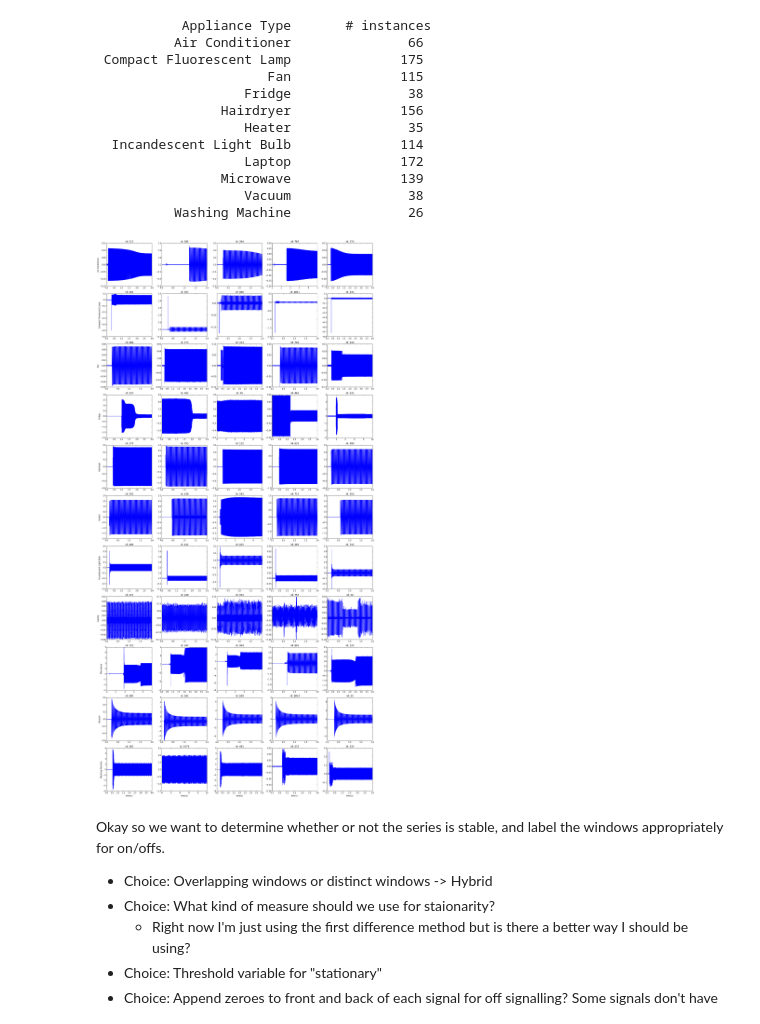
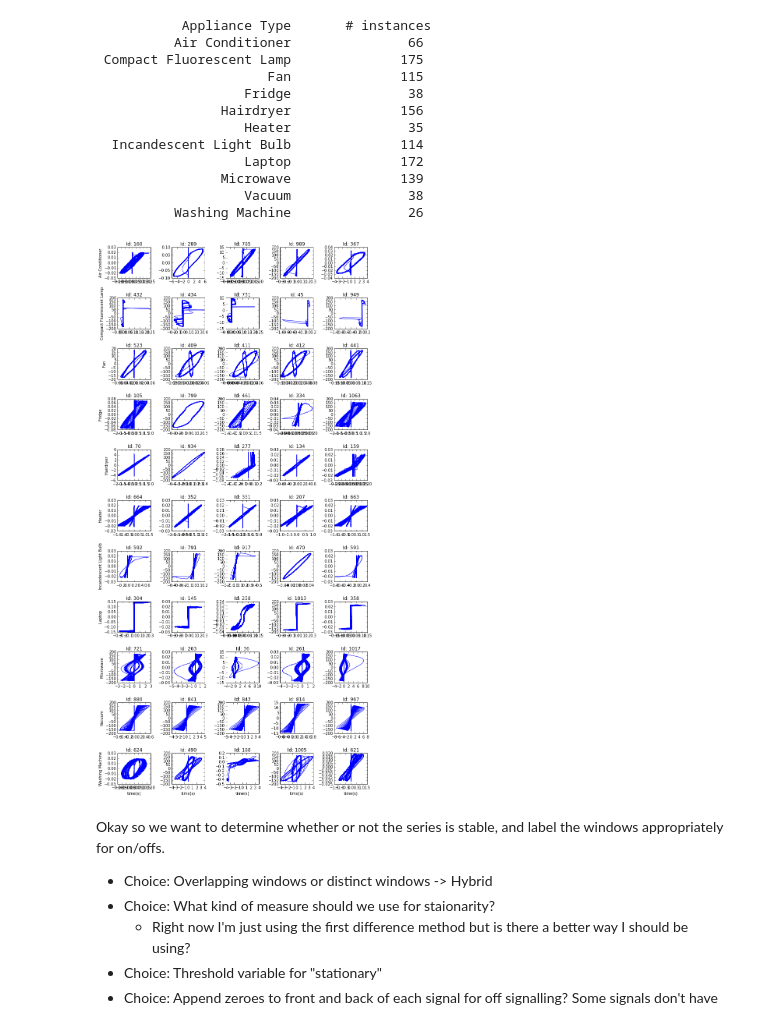
Before and after one commit to meissnereric/appliance_oracle, a Jupyter notebook: RealParserYo.ipynb, the cells around one changed output. Cells and saved outputs as stored; diff of their text form; code cells hidden in the pictures.

```diff
--- a/RealParserYo.ipynb
+++ b/RealParserYo.ipynb
@@ -97,16 +97,16 @@ Meta[1000]
 # applinace types of all instances
 Types = [x['type'] for x in Meta.values()]
 # unique appliance types
-Unq_type = list(set(Types))
-Unq_type.sort()
-print(Unq_type)
+unq_type = list(set(Types))
+unq_type.sort()
+print(unq_type)
 
 # appliances
 Apps = [x['meta']['type'] for x in meta1]
 
 print('number of total instances: %d' % len(Types))
 print('number of unique appliances: %d' % len(Apps))
-print('number of unique appliance types: %d' % len(Unq_type))
+print('number of unique appliance types: %d' % len(unq_type))
 # %% [output]
 [u'Air Conditioner', u'Compact Fluorescent Lamp', u'Fan', u'Fridge', u'Hairdryer', u'Heater', u'Incandescent Light Bulb', u'Laptop', u'Microwave', u'Vacuum', u'Washing Machine']
 number of total instances: 1074
@@ -114,7 +114,7 @@ number of unique appliances: 1074
 number of unique appliance types: 11
 # %%
 print('%25s\t%8s' % ('Appliance Type','# instances'))
-for t in Unq_type:
+for t in unq_type:
     t_ids = [i for i,j in enumerate(Types) if j == t]
     print('%25s\t%10d' % (t,len(t_ids)))
 # %% [output]
@@ -135,34 +135,34 @@ for t in Unq_type:
 import random
 
 count = 5
-num_type = len(Unq_type)
+num_type = len(unq_type)
 fs = 30000
 
 ids_to_draw = {}
 t_data = {}
-for (ii,t) in enumerate(Unq_type):
+for (ii,t) in enumerate(unq_type):
     t_ids = [i for i,j in enumerate(Types,start=1) if j == t]
     ids_to_draw[t] = random.sample(t_ids, count)
     t_data[t] = read_data_given_id(csv_path, ids_to_draw[t], False)
 # %%
 # plot current
-fig = plt.figure(figsize=(20,40))
+fig = plt.figure(figsize=(10,20))
 ids_to_draw = {}
-for (ii,t) in enumerate(Unq_type):
+for (ii,t) in enumerate(unq_type):
     jj = 0
     for (k,v) in t_data[t].items():
         plt.subplot(num_type,count,ii*count+jj+1)
-        plt.plot(np.linspace(1./fs,len(v['current'])/fs,num=len(v['current'])),v['current'])
-        #plt.plot(np.linspace(1./fs,len(v['voltage'])/fs,num=len(v['voltage'])),v['voltage'])
+        #plt.plot(np.linspace(1./fs,len(v['current'])/fs,num=len(v['current'])),v['current'])
+        plt.plot(v['current'],v['voltage'])
         if ii==num_type-1:
             plt.xlabel('time(s)')
         if jj==0:
             plt.ylabel(t,fontsize=10)
         plt.title('Id: '+str(k))
         jj += 1
 fig.tight_layout()
 plt.show()
 # %% [output]
-[figure, old version]
+[figure, new version]
 # %%
 from pybrain.tools.shortcuts import buildNetwork
```
Also changed, not shown: parts of 28 cells of this notebook, 4 other files.
